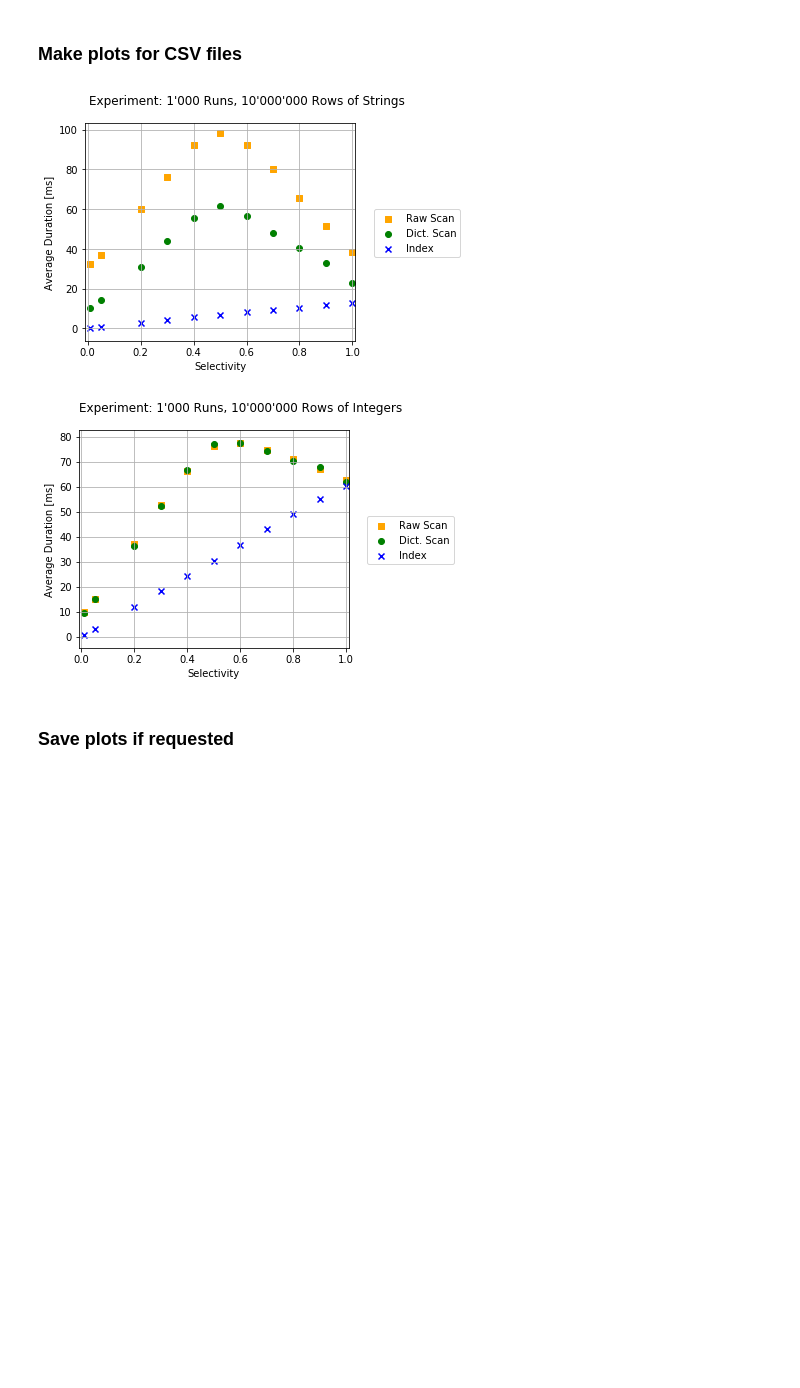
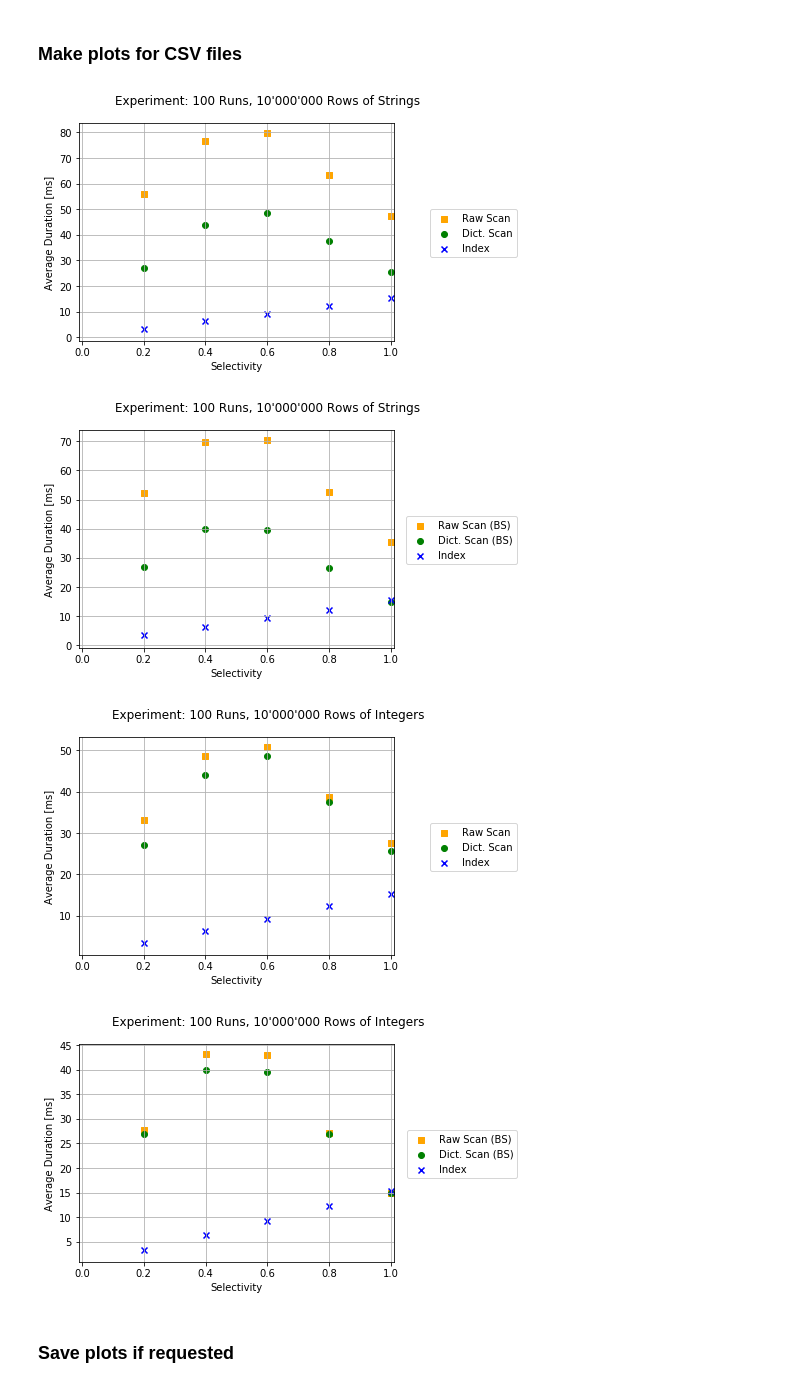
Before and after one commit to d-justen/index-vs-scan, a Jupyter notebook: visualization/result_visualization.ipynb, the cells around one changed output. Cells and saved outputs as stored; diff of their text form; code cells hidden in the pictures; blank space fills up the shorter version.

Commit message:
adapt visualization to week 4

```diff
--- a/visualization/result_visualization.ipynb
+++ b/visualization/result_visualization.ipynb
@@ -7,2 +9,10 @@ save_plots = True
+# %%
+TYPE_STRING = 1
+TYPE_INT = 0
+OPERATION_EQUALS = 0
+OPERATION_EQUALS_BITSET = 1
+OPERATION_EQUALS_DICT = 2
+OPERATION_EQUALS_DICT_BITSET = 3
+OPERATION_EQUALS_INDEX = 4
 # %% [markdown]
 ### Define functions for scatter plots
@@ -102,43 +80,39 @@ def get_mean_durations_per_selectivity(dataframe):
 # %% [markdown]
 ### Make plots for CSV files
-# %%
-plots = []
-
-axes = {
-    'x': 'Selectivity',
-    'y': 'AvgDuration',
-    'x_label': 'Selectivity',
-    'y_label': 'Average Duration [ms]',
-}
-#plots.append(get_scatter_plot(get_powered_distinct_df('./out.csv'), axes, 'Experiment 1: 1\'000 Runs, 10\'000\'000 Rows of Integers'))
-
-#plots.append(get_scatter_plot(get_powered_distinct_df('./1.csv'), axes, 'Experiment 1: 100 Runs, 1\'000\'000 Rows of Integers'))
-#plots.append(get_scatter_plot(get_powered_distinct_df('./2.csv'), axes, 'Experiment 2: 100 Runs, 1\'000\'000 Rows of Integers'))
-#plots.append(get_scatter_plot(get_powered_distinct_df('./3.csv'), axes, 'Experiment 3: 100 Runs, 1\'000\'000 Rows of Strings'))
-
-df = get_df('./string.csv').sort_values('selectivity', ascending=True)
-string_raw = df[df.operation == 0]
-string_dict = df[df.operation == 2]
-string_index = df[df.operation == 1]
-df2 = get_df('./int.csv').sort_values('selectivity', ascending=True)
-int_raw = df2[df2.operation == 0]
-int_dict = df2[df2.operation == 2]
-int_index = df2[df2.operation == 1]
-
-string_raw_mean_durations = get_mean_durations_per_selectivity(string_raw)
-string_dict_mean_durations = get_mean_durations_per_selectivity(string_dict)
-string_index_mean_durations = get_mean_durations_per_selectivity(string_index)
-int_raw_mean_durations = get_mean_durations_per_selectivity(int_raw)
-int_dict_mean_durations = get_mean_durations_per_selectivity(int_dict)
-int_index_mean_durations = get_mean_durations_per_selectivity(int_index)
-string_selectivities = df['selectivity'].unique()
-int_selectivities = df2['selectivity'].unique()
-
-plots.append(get_three_comparing_scatter_plot(string_selectivities, string_raw_mean_durations, string_dict_mean_durations, string_index_mean_durations, 'Raw Scan', 'Dict. Scan', 'Index', axes, 'Experiment: 1\'000 Runs, 10\'000\'000 Rows of Strings'))
-plots.append(get_three_comparing_scatter_plot(int_selectivities, int_raw_mean_durations, int_dict_mean_durations, int_index_mean_durations, 'Raw Scan', 'Dict. Scan', 'Index', axes, 'Experiment: 1\'000 Runs, 10\'000\'000 Rows of Integers'))
-# %% [output]
-[figure, removed]
-[figure, removed]
+# %%
+plots = []
+
+axes = {
+    'x': 'Selectivity',
+    'y': 'AvgDuration',
+    'x_label': 'Selectivity',
+    'y_label': 'Average Duration [ms]',
+}
+
+df = get_df('./out.csv').sort_values('selectivity', ascending=True)
+df_string = df[df.column_type == TYPE_STRING]
+df_int = df[df.column_type == TYPE_INT]
+string_raw, string_dict, string_index, string_raw_bitset, string_dict_bitset = get_dataframes_per_operation(df_string)
+int_raw, int_dict, int_index, int_raw_bitset, int_dict_bitset = get_dataframes_per_operation(df_int)
+
+string_raw_mean_durations, string_raw_bs_mean_durations, string_dict_mean_durations, string_dict_bs_mean_durations, string_index_mean_durations = get_mean_durations_by_operation_and_selectivity(string_raw, string_raw_bitset, string_dict, string_dict_bitset, string_index)
+int_raw_mean_durations, int_raw_bs_mean_durations, int_dict_mean_durations, int_dict_bs_mean_durations, int_index_mean_durations = get_mean_durations_by_operation_and_selectivity(int_raw, int_raw_bitset, int_dict, int_dict_bitset, int_index)
+
+string_selectivities = df_string['selectivity'].unique()
+int_selectivities = df_int['selectivity'].unique()
+
+runs = df_int[df_int.selectivity == df_int['selectivity'].unique()[0]].shape[0]
+rows = round(df.row_count.mean())
+
+plots.append(get_three_comparing_scatter_plot(string_selectivities, string_raw_mean_durations, string_dict_mean_durations, string_index_mean_durations, 'Raw Scan', 'Dict. Scan', 'Index', axes, 'Experiment: 100 Runs, 10\'000\'000 Rows of Strings'))
+plots.append(get_three_comparing_scatter_plot(string_selectivities, string_raw_bs_mean_durations, string_dict_bs_mean_durations, string_index_mean_durations, 'Raw Scan (BS)', 'Dict. Scan (BS)', 'Index', axes, 'Experiment: 100 Runs, 10\'000\'000 Rows of Strings'))
+plots.append(get_three_comparing_scatter_plot(int_selectivities, int_raw_mean_durations, int_dict_mean_durations, int_index_mean_durations, 'Raw Scan', 'Dict. Scan', 'Index', axes, 'Experiment: 100 Runs, 10\'000\'000 Rows of Integers'))
+plots.append(get_three_comparing_scatter_plot(int_selectivities, int_raw_bs_mean_durations, int_dict_bs_mean_durations, int_index_mean_durations, 'Raw Scan (BS)', 'Dict. Scan (BS)', 'Index', axes, 'Experiment: 100 Runs, 10\'000\'000 Rows of Integers'))
+# %% [output]
+[figure, added]
+[figure, added]
+[figure, added]
+[figure, added]
 # %% [markdown]
 ### Save plots if requested
 # %%
```
Also changed, not shown: parts of 4 cells of this notebook.
